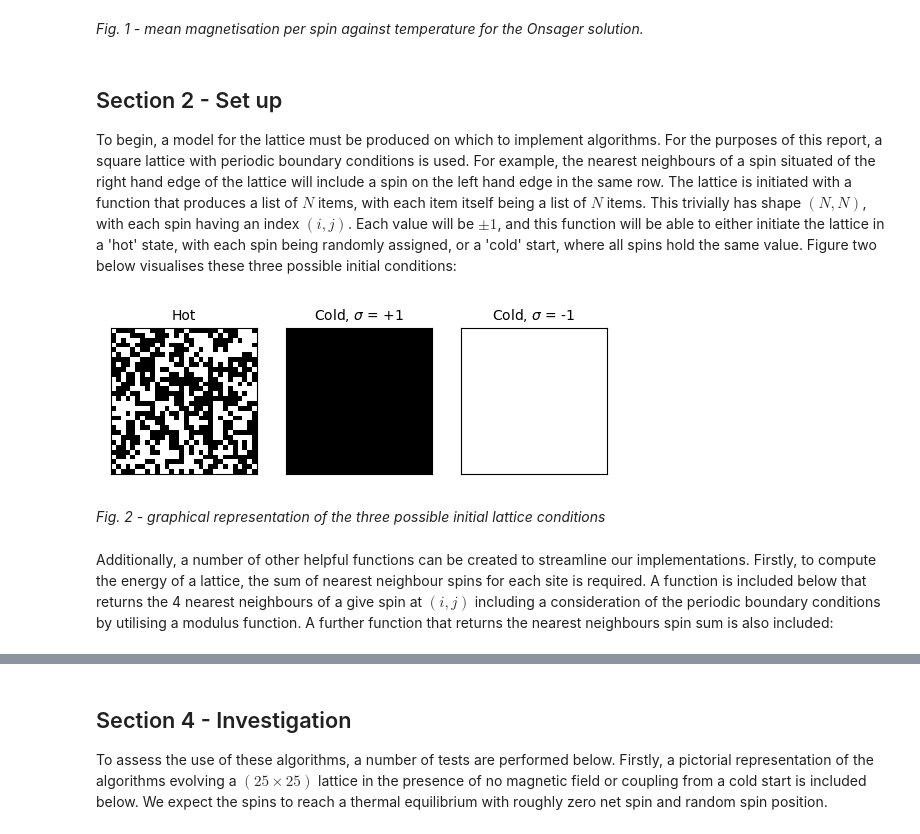
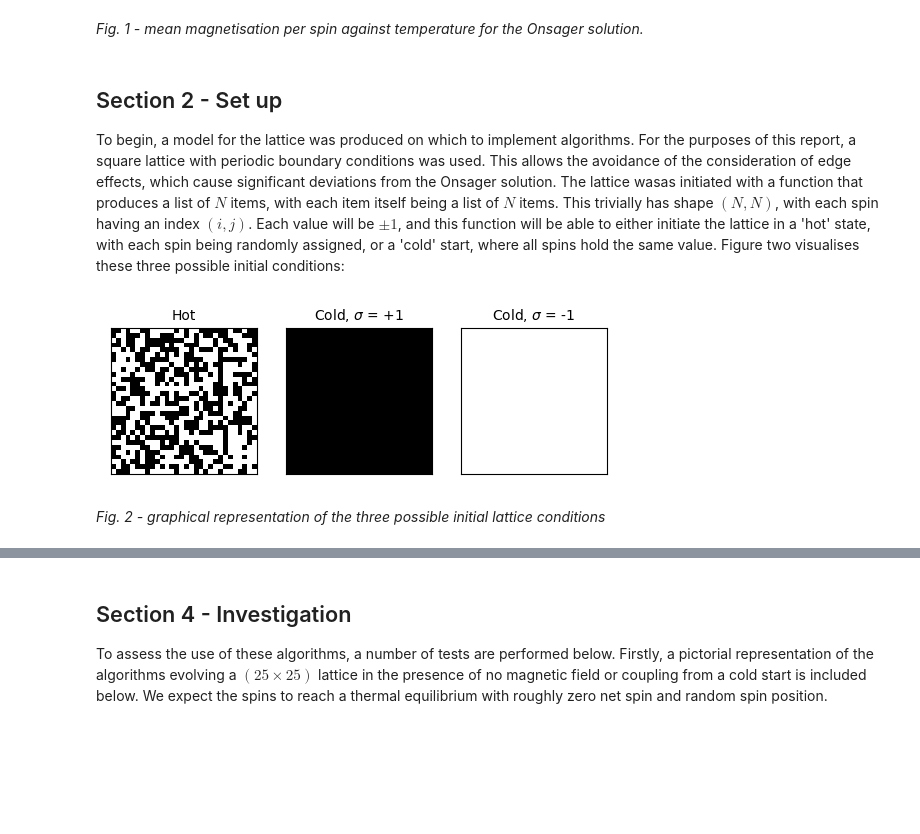
Before and after one commit to Part-II-Computational-Physics/cluster-algorithms-for-monte-carlo-jbd29, a Jupyter notebook: Report.ipynb, the cells around one changed output, grey strips where cells are left out. Drawn from its saved outputs; the diff is of its cells as text; code cells hidden in the pictures; blank space fills up the shorter version.

```diff
--- a/Report.ipynb
+++ b/Report.ipynb
@@ -78,4 +87,4 @@ plt.show()
 # %% [markdown]
 ## Section 2 - Set up
 
-To begin, a model for the lattice must be produced on which to implement algorithms. For the purposes of this report, a square lattice with periodic boundary conditions is used. For example, the nearest neighbours of a spin situated of the right hand edge of the lattice will include a spin on the left hand edge in the same row. The lattice is initiated with a function that produces a list of $N$ items, with each item itself being a list of $N$ items. This trivially has shape $(N,N)$, with each spin having an index $(i,j)$. Each value will be $\pm 1$, and this function will be able to either initiate the lattice in a 'hot' state, with each spin being randomly assigned, or a 'cold' start, where all spins hold the same value. Figure two below visualises these three possible initial conditions:
+To begin, a model for the lattice was produced on which to implement algorithms. For the purposes of this report, a square lattice with periodic boundary conditions was used. This allows the avoidance of the consideration of edge effects, which cause significant deviations from the Onsager solution. The lattice wasas initiated with a function that produces a list of $N$ items, with each item itself being a list of $N$ items. This trivially has shape $(N,N)$, with each spin having an index $(i,j)$. Each value will be $\pm 1$, and this function will be able to either initiate the lattice in a 'hot' state, with each spin being randomly assigned, or a 'cold' start, where all spins hold the same value. Figure two visualises these three possible initial conditions:
@@ -102,17 +91,15 @@ def show_lattice(lattice, axis, title):
 # %%
 # Initialise lattices:
-lattice_cold_plus = make_lattice(30,1)
-lattice_cold_minus = make_lattice(30,-1)
-lattice_hot = make_lattice(30,0)
+lattice_cold_plus = lat.make_lattice(30,1)
+lattice_cold_minus = lat.make_lattice(30,-1)
+lattice_hot = lat.make_lattice(30,0)
 
 # Plot lattices:
 fig, ax = plt.subplots(1,3)
-show_lattice(lattice_hot, ax[0], 'Hot')
-show_lattice(lattice_cold_plus, ax[1], r'Cold, $\sigma$ = +1')
-show_lattice(lattice_cold_minus, ax[2], r'Cold, $\sigma$ = -1')
+lat.show_lattice(lattice_hot, ax[0], 'Hot')
+lat.show_lattice(lattice_cold_plus, ax[1], r'Cold, $\sigma$ = +1')
+lat.show_lattice(lattice_cold_minus, ax[2], r'Cold, $\sigma$ = -1')
 # %% [output]
-[figure, old version]
+[figure, new version]
 # %% [markdown]
 *Fig. 2 - graphical representation of the three possible initial lattice conditions*
-# %% [markdown]
-Additionally, a number of other helpful functions can be created to streamline our implementations. Firstly, to compute the energy of a lattice, the sum of nearest neighbour spins for each site is required. A function is included below that returns the 4 nearest neighbours of a give spin at $(i,j)$ including a consideration of the periodic boundary conditions by utilising a modulus function. A further function that returns the nearest neighbours spin sum is also included:
```
Also changed, not shown: parts of 35 cells of this notebook.
